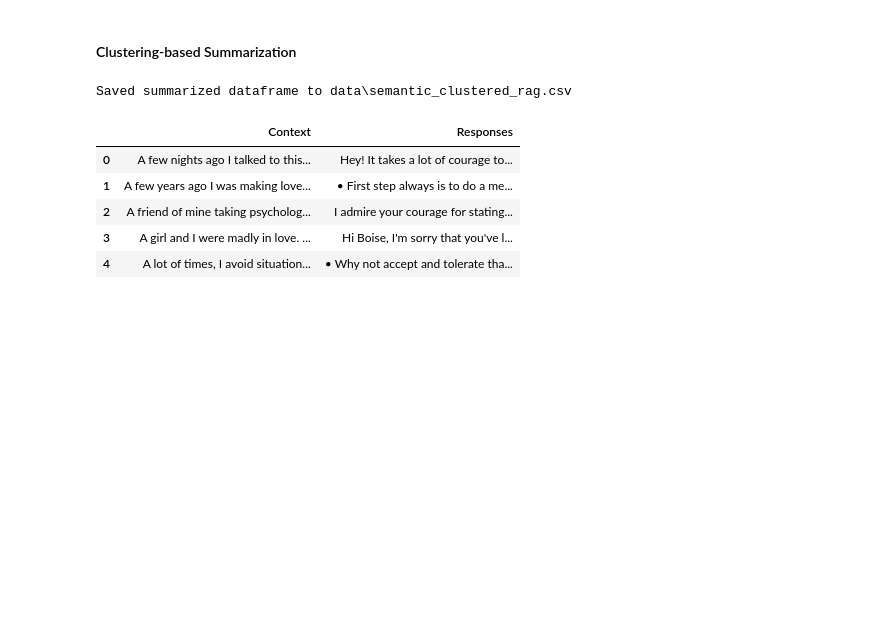
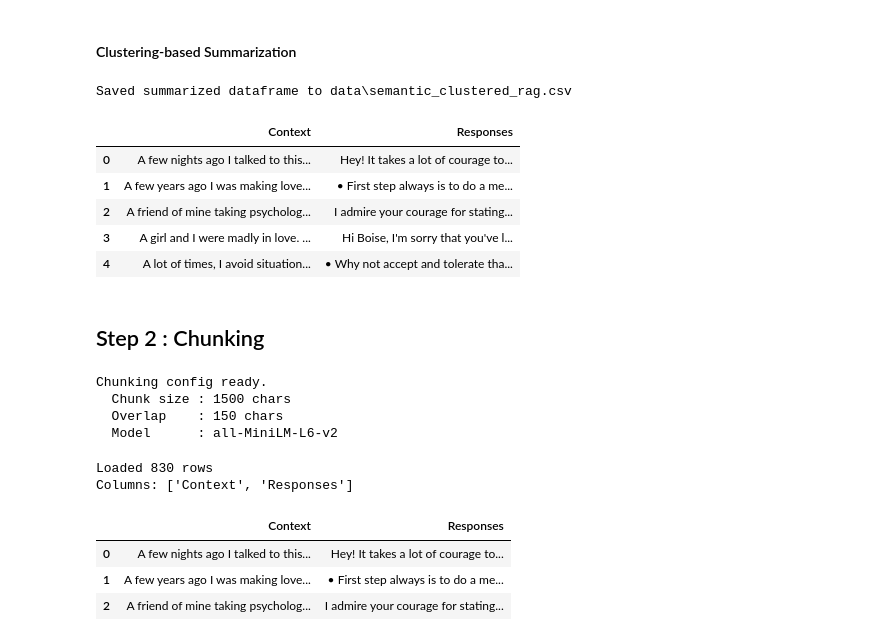
Before and after one commit to KhalidAhmed1/Mental-health-RAG, a Jupyter notebook: rag_pipeline.ipynb, the cells around one changed output. Saved outputs shown, nothing was run; the diff lists cells and outputs as text; code cells hidden in the pictures; blank space fills up the shorter version.

```diff
--- a/rag_pipeline.ipynb
+++ b/rag_pipeline.ipynb
@@ -121,13 +140,19 @@ Name: Response, Length: 383, dtype: int64
 # %%
-conflicts = (df.groupby('Context').filter(lambda x: x['Response'].nunique() > 1).sort_values('Context'))
-conflicts
+conflicts = (
+    df.groupby('Context')
+      .filter(lambda x: x['Response'].nunique() > 1)
+      .sort_values('Context')
+)
 
-for context, group in conflicts.groupby('Context'):
-    print("=" * 80)
-    print("CONTEXT:\n")
-    print(context)
+with open("conflicts_output.txt", "w", encoding="utf-8") as f:
+    for context, group in conflicts.groupby('Context'):
+        f.write("=" * 80 + "\n")
+        f.write("CONTEXT:\n\n")
+        f.write(str(context) + "\n")
 
-    print("\nRESPONSES:\n")
-    for i, response in enumerate(group['Response'].unique(), 1):
-        print(f"{i}. {response}\n")
+        f.write("\nRESPONSES:\n\n")
+        for i, response in enumerate(group['Response'].unique(), 1):
+            f.write(f"{i}. {response}\n\n")
+
+print("Saved to conflicts_output.txt")
 # %% [output]
@@ -269,3 +275,25 @@ Saved summarized dataframe to data\semantic_clustered_rag.csv
 | 2 | A friend of mine taking psycholog... | I admire your courage for stating... |
 | 3 | A girl and I were madly in love. ... | Hi Boise, I'm sorry that you've l... |
 | 4 | A lot of times, I avoid situation... | • Why not accept and tolerate tha... |
+# %% [markdown]
+## Step 2 : Chunking
+# %%
+# Chunking Config
+CHUNK_SIZE_CHARS = 1500   # ~375 tokens per chunk
+OVERLAP_CHARS    = 150    # chars carried over between chunks
+BATCH_SIZE       = 64
+MODEL_NAME       = 'all-MiniLM-L6-v2'
+
+OUT_CHUNKS = os.path.join('data', 'chunks.parquet')
+OUT_EMB    = os.path.join('artifacts', 'chunk_embeddings.joblib')
+OUT_META   = os.path.join('artifacts', 'index_metadata.joblib')
+
+print('Chunking config ready.')
+print(f'  Chunk size : {CHUNK_SIZE_CHARS} chars')
+print(f'  Overlap    : {OVERLAP_CHARS} chars')
+print(f'  Model      : {MODEL_NAME}')
+# %% [output]
+Chunking config ready.
+  Chunk size : 1500 chars
+  Overlap    : 150 chars
+  Model      : all-MiniLM-L6-v2
@@ -271,0 +345,13 @@ Saved summarized dataframe to data\semantic_clustered_rag.csv
+# %%
+# Load the semantic-clustered output from Step 1
+chunking_df = pd.read_csv(os.path.join('data', 'semantic_clustered_rag.csv'))
+print(f'Loaded {len(chunking_df):,} rows')
+print(f'Columns: {chunking_df.columns.tolist()}')
+chunking_df.head(3)
+# %% [output]
+Loaded 830 rows
+Columns: ['Context', 'Responses']
+|  | Context | Responses |
+| 0 | A few nights ago I talked to this... | Hey! It takes a lot of courage to... |
+| 1 | A few years ago I was making love... | • First step always is to do a me... |
+| 2 | A friend of mine taking psycholog... | I admire your courage for stating... |
```
Also changed, not shown: parts of 16 cells of this notebook.
